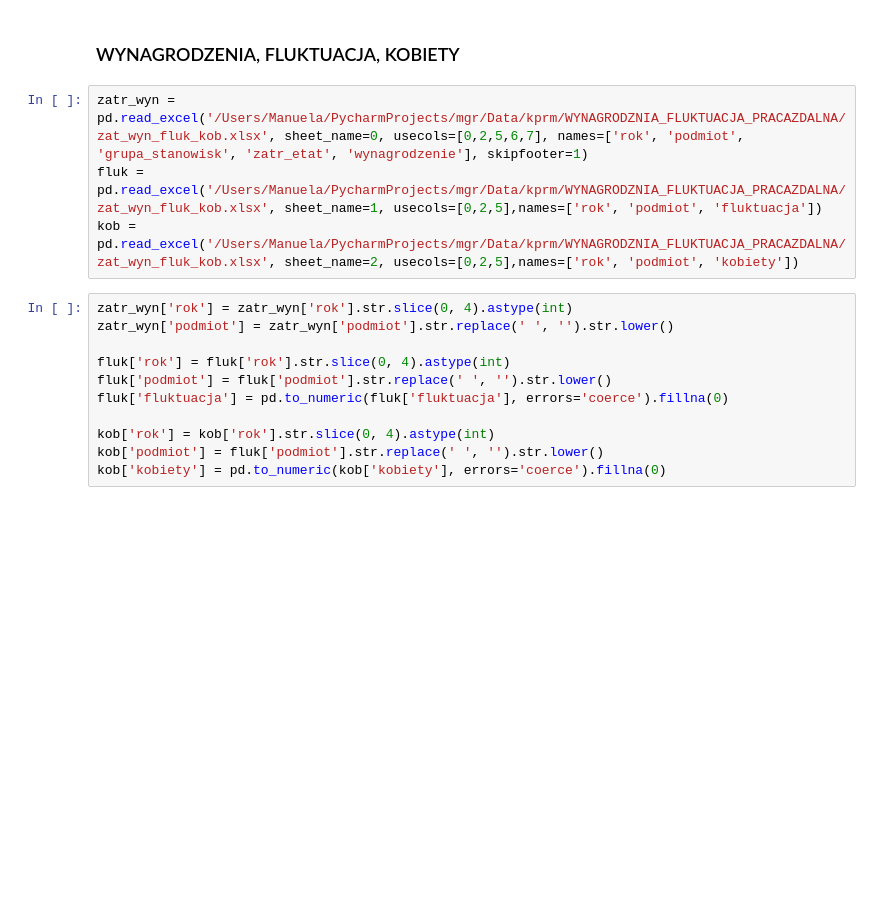
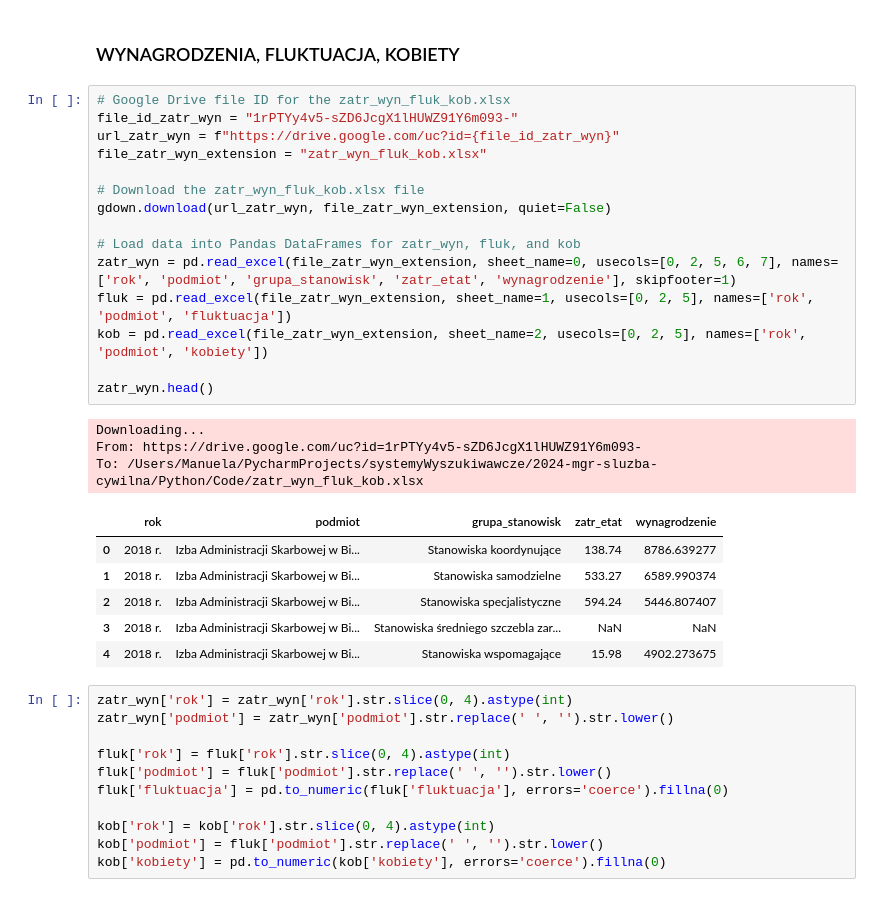
Before and after one commit to BERENZ/2024-mgr-sluzba-cywilna, a Jupyter notebook: Python/Code/kprm_data_merge_1.ipynb, the cells around one changed output. Cells and saved outputs as stored; diff of their text form; blank space fills up the shorter version.

```diff
--- a/Python/Code/kprm_data_merge_1.ipynb
+++ b/Python/Code/kprm_data_merge_1.ipynb
@@ -102,9 +157,30 @@ dtype: object
 # %% [markdown]
 ### WYNAGRODZENIA, FLUKTUACJA, KOBIETY
 # %%
-zatr_wyn = pd.read_excel('/Users/Manuela/PycharmProjects/mgr/Data/kprm/WYNAGRODZNIA_FLUKTUACJA_PRACAZDALNA/zat_wyn_fluk_kob.xlsx', sheet_name=0, usecols=[0,2,5,6,7], names=['rok', 'podmiot', 'grupa_stanowisk', 'zatr_etat', 'wynagrodzenie'], skipfooter=1)
-fluk = pd.read_excel('/Users/Manuela/PycharmProjects/mgr/Data/kprm/WYNAGRODZNIA_FLUKTUACJA_PRACAZDALNA/zat_wyn_fluk_kob.xlsx', sheet_name=1, usecols=[0,2,5],names=['rok', 'podmiot', 'fluktuacja'])
-kob = pd.read_excel('/Users/Manuela/PycharmProjects/mgr/Data/kprm/WYNAGRODZNIA_FLUKTUACJA_PRACAZDALNA/zat_wyn_fluk_kob.xlsx', sheet_name=2, usecols=[0,2,5],names=['rok', 'podmiot', 'kobiety'])
+# Google Drive file ID for the zatr_wyn_fluk_kob.xlsx
+file_id_zatr_wyn = "1rPTYy4v5-sZD6JcgX1lHUWZ91Y6m093-"
+url_zatr_wyn = f"https://drive.google.com/uc?id={file_id_zatr_wyn}"
+file_zatr_wyn_extension = "zatr_wyn_fluk_kob.xlsx"
+
+# Download the zatr_wyn_fluk_kob.xlsx file
+gdown.download(url_zatr_wyn, file_zatr_wyn_extension, quiet=False)
+
+# Load data into Pandas DataFrames for zatr_wyn, fluk, and kob
+zatr_wyn = pd.read_excel(file_zatr_wyn_extension, sheet_name=0, usecols=[0, 2, 5, 6, 7], names=['rok', 'podmiot', 'grupa_stanowisk', 'zatr_etat', 'wynagrodzenie'], skipfooter=1)
+fluk = pd.read_excel(file_zatr_wyn_extension, sheet_name=1, usecols=[0, 2, 5], names=['rok', 'podmiot', 'fluktuacja'])
+kob = pd.read_excel(file_zatr_wyn_extension, sheet_name=2, usecols=[0, 2, 5], names=['rok', 'podmiot', 'kobiety'])
+
+zatr_wyn.head()
+# %% [output]
+Downloading...
+From: https://drive.google.com/uc?id=1rPTYy4v5-sZD6JcgX1lHUWZ91Y6m093-
+To: /Users/Manuela/PycharmProjects/systemyWyszukiwawcze/2024-mgr-sluzba-cywilna/Python/Code/zatr_wyn_fluk_kob.xlsx
+|  | rok | podmiot | grupa_stanowisk | zatr_etat | wynagrodzenie |
+| 0 | 2018 r. | Izba Administracji Skarbowej w Bi... | Stanowiska koordynujące | 138.74 | 8786.639277 |
+| 1 | 2018 r. | Izba Administracji Skarbowej w Bi... | Stanowiska samodzielne | 533.27 | 6589.990374 |
+| 2 | 2018 r. | Izba Administracji Skarbowej w Bi... | Stanowiska specjalistyczne | 594.24 | 5446.807407 |
+| 3 | 2018 r. | Izba Administracji Skarbowej w Bi... | Stanowiska średniego szczebla zar... | NaN | NaN |
+| 4 | 2018 r. | Izba Administracji Skarbowej w Bi... | Stanowiska wspomagające | 15.98 | 4902.273675 |
 # %%
 zatr_wyn['rok'] = zatr_wyn['rok'].str.slice(0, 4).astype(int)
 zatr_wyn['podmiot'] = zatr_wyn['podmiot'].str.replace(' ', '').str.lower()
```
Also changed, not shown: parts of 7 cells of this notebook, 1 other file.
